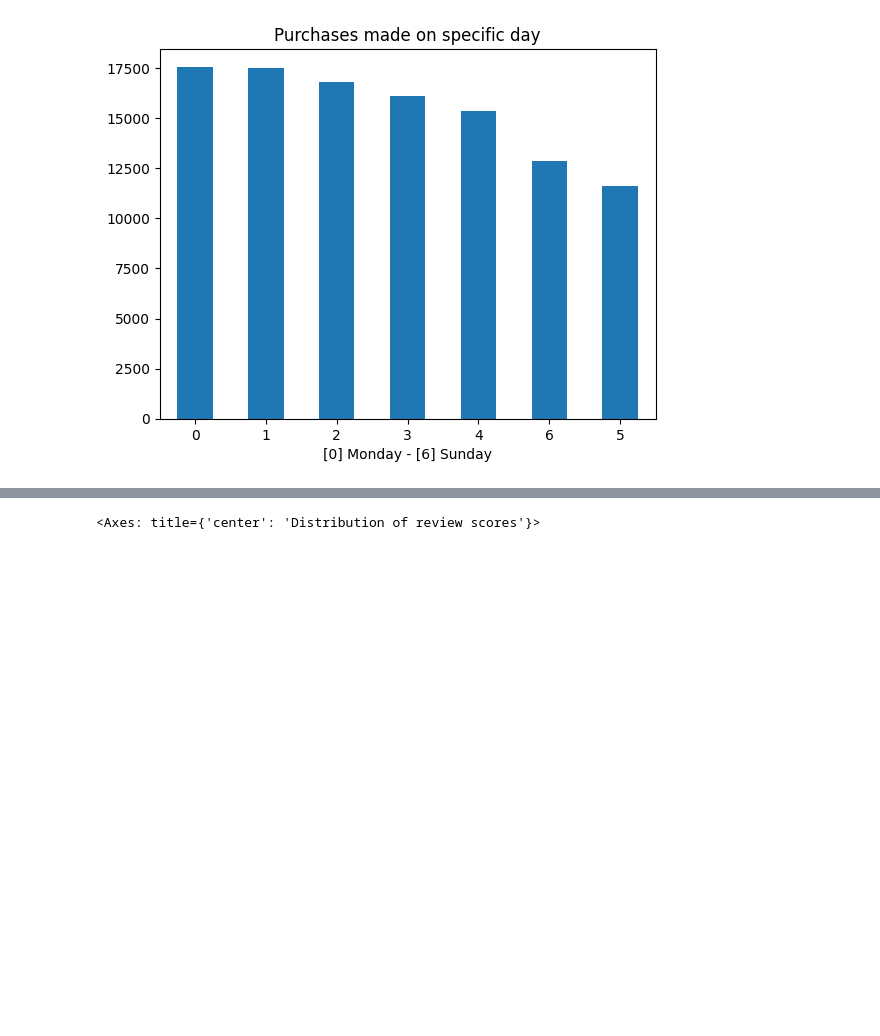
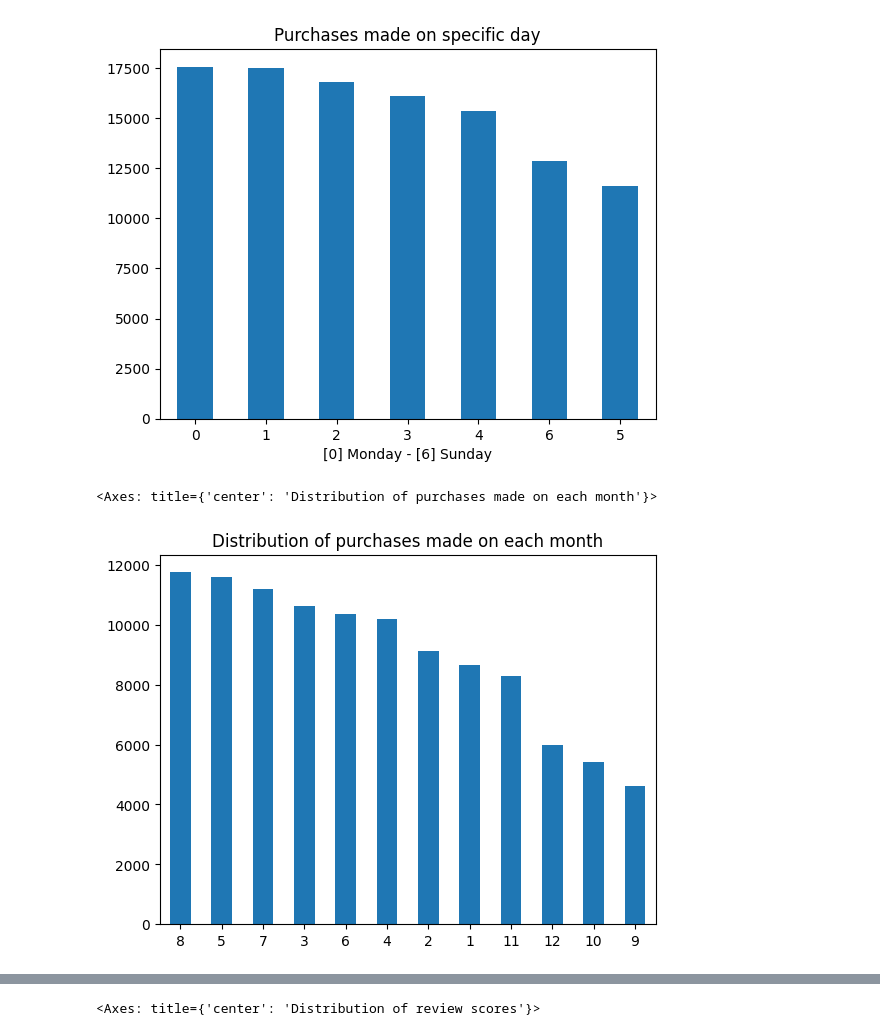
Before and after one commit to RuizLorenzoChavez/price-optimization-ML, a Jupyter notebook: main.ipynb, the cells around one changed output, grey strips where cells are left out. Cells and saved outputs as stored; diff of their text form; code cells hidden in the pictures; blank space fills up the shorter version.

```diff
--- a/main.ipynb
+++ b/main.ipynb
@@ -489,3 +490,13 @@ plt.xlabel("[0] Monday - [6] Sunday")
 # %% [output]
 Text(0.5, 0, '[0] Monday - [6] Sunday')
 [figure]
+# %%
+(main_df
+ .month
+ .value_counts()
+ .plot
+ .bar(rot=0,
+      title="Distribution of purchases made on each month"))
+# %% [output]
+<Axes: title={'center': 'Distribution of purchases made on each month'}>
+[figure, added]
```
Also changed, not shown: parts of 9 cells of this notebook.
